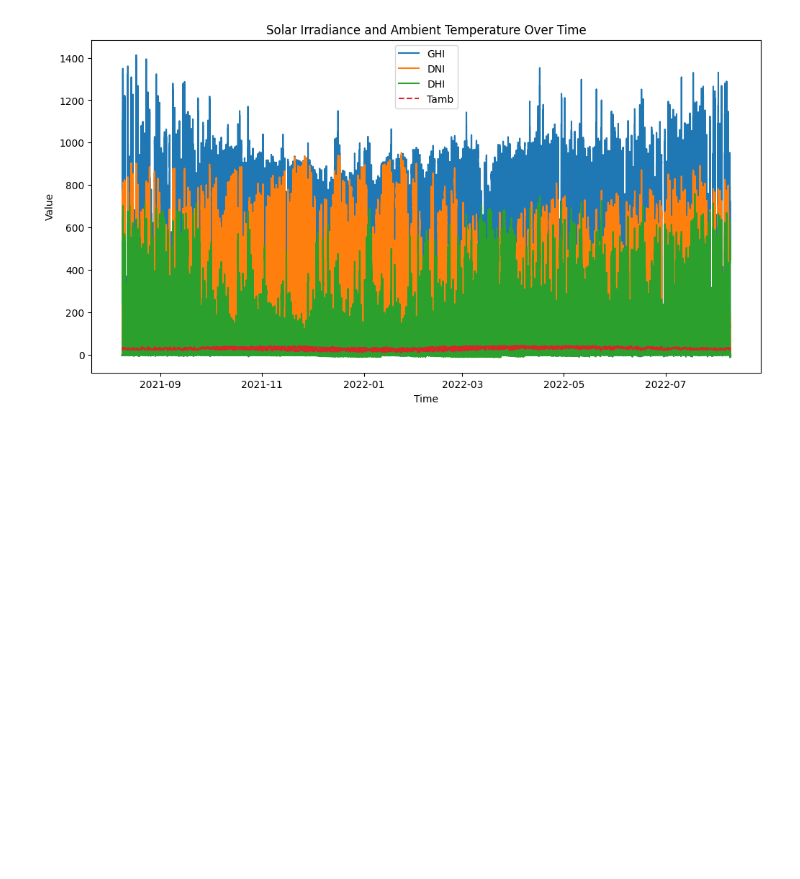
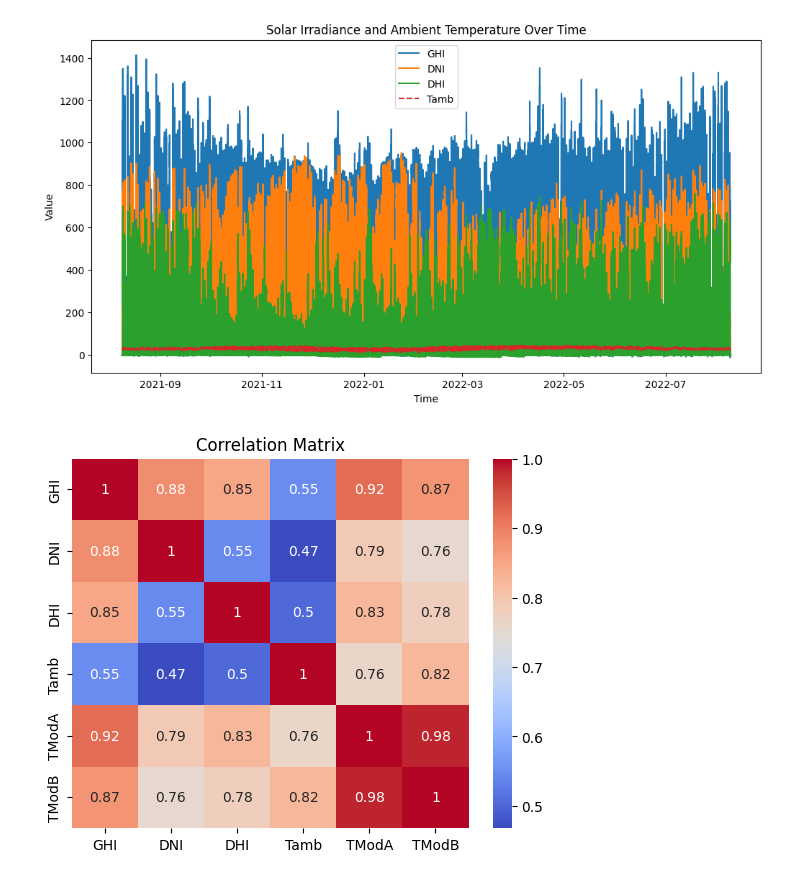
Before and after one commit to nani020/Kifiya-week0, a Jupyter notebook: notebooks/EDA.ipynb, the cells around one changed output. Cells and saved outputs as stored; diff of their text form; code cells hidden in the pictures; blank space fills up the shorter version.

Commit message:
Temperature Analysis

```diff
--- a/notebooks/EDA.ipynb
+++ b/notebooks/EDA.ipynb
@@ -94,3 +94,11 @@ plt.ylabel('Value')
 plt.show()
 # %% [output]
 [figure]
+# %%
+#Correlation between solar radiation and temperature
+corr_matrix = data[['GHI', 'DNI', 'DHI', 'Tamb', 'TModA', 'TModB']].corr()
+sns.heatmap(corr_matrix, annot=True, cmap='coolwarm')
+plt.title('Correlation Matrix')
+plt.show()
+# %% [output]
+[figure, added]
```
Also changed, not shown: parts of 3 cells of this notebook.
